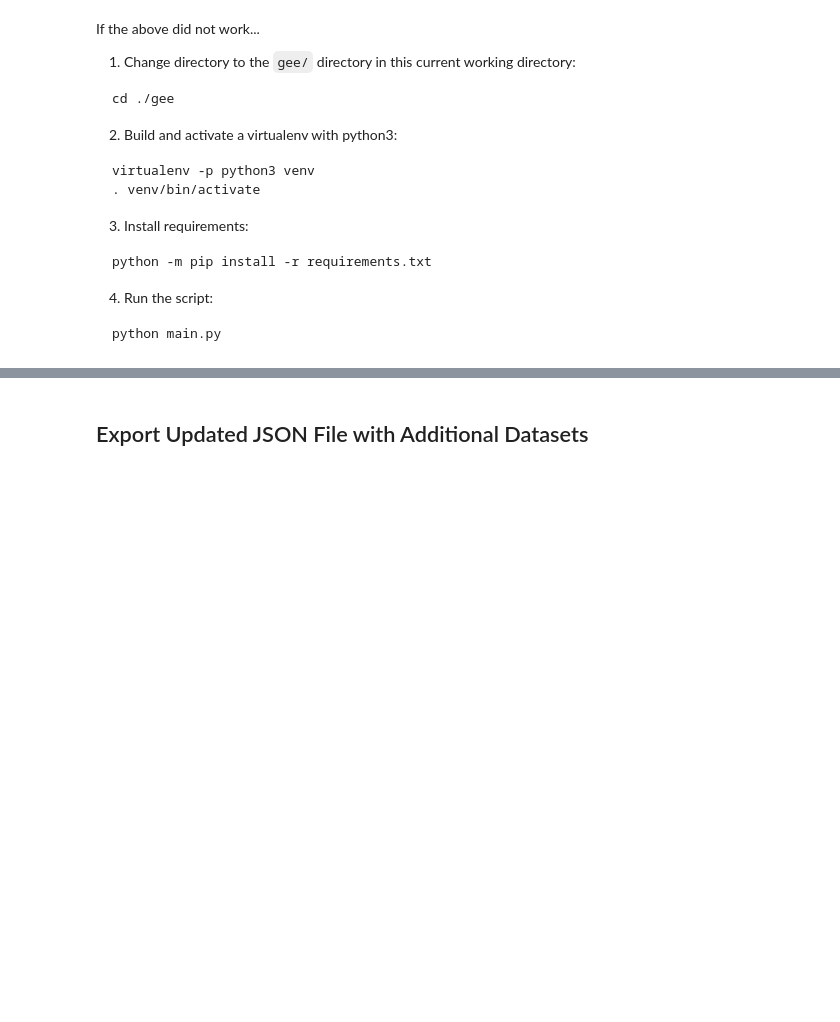
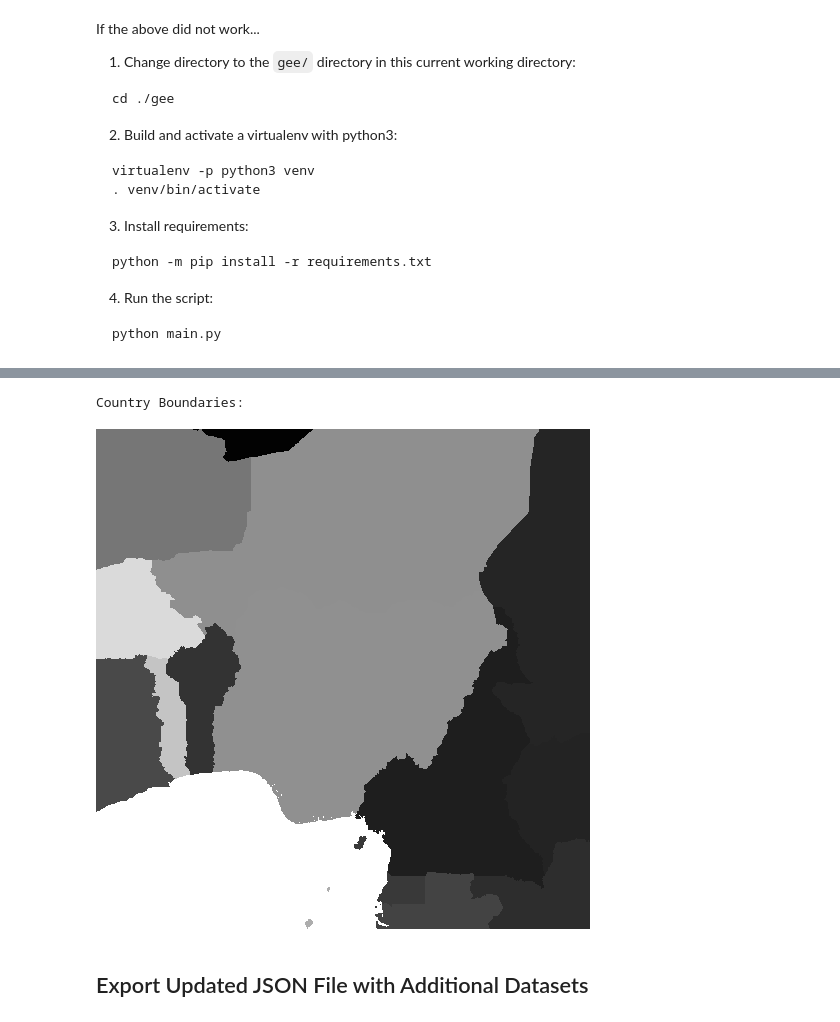
Before and after one commit to sarahpursley/dsci550-assignment1, a Jupyter notebook: final_submission/assignment1.ipynb, the cells around one changed output, grey strips where cells are left out. Cells and saved outputs as stored; diff of their text form; code cells hidden in the pictures; blank space fills up the shorter version.

```diff
--- a/final_submission/assignment1.ipynb
+++ b/final_submission/assignment1.ipynb
@@ -2053,3 +2092,9 @@ python main.py
+# %%
+print('Country Boundaries:')
+display.Image(b64_to_image(example['CIESIN/GPWv411/GPW_National_Identifier_Grid']))
+# %% [output]
+Country Boundaries:
+[figure, added]
 # %% [markdown]
 ## Export Updated JSON File with Additional Datasets
 # %%
```
Also changed, not shown: parts of 17 cells of this notebook.
